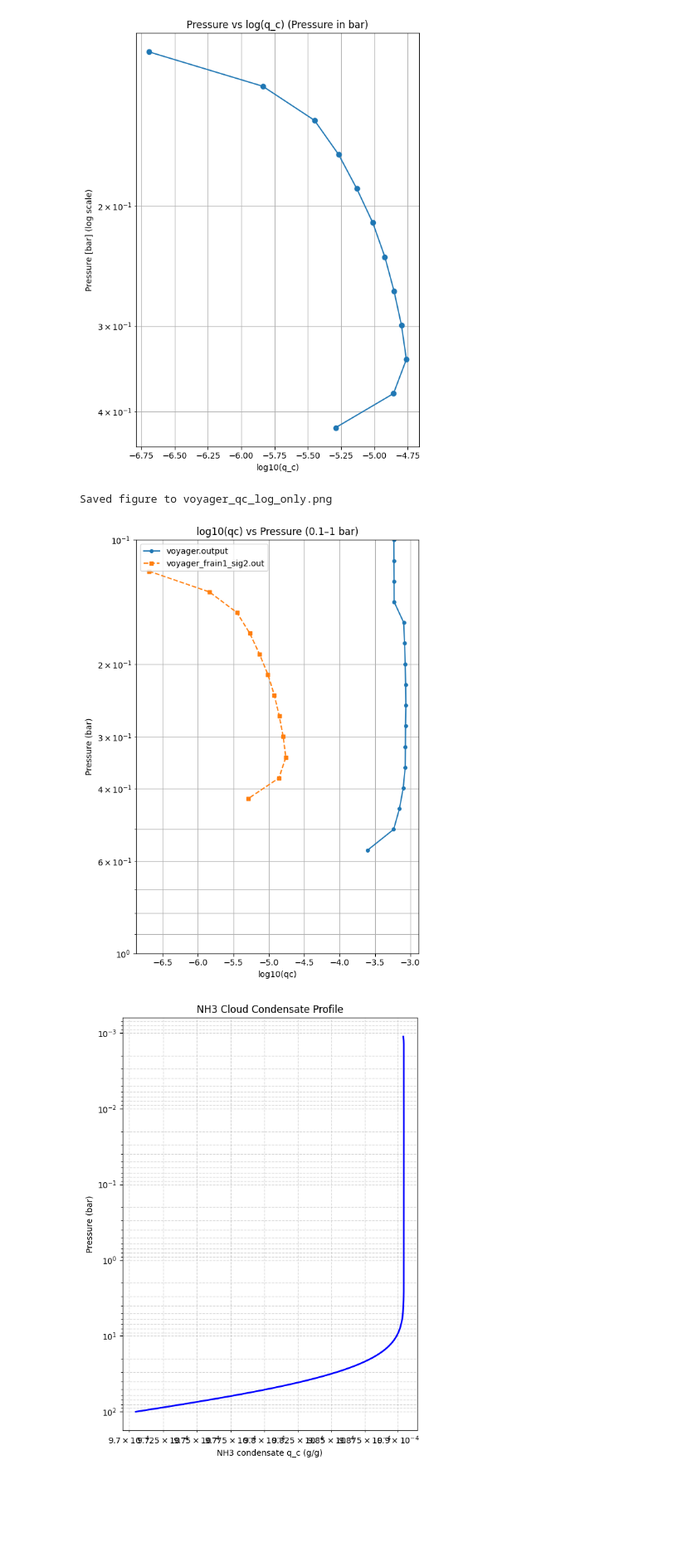
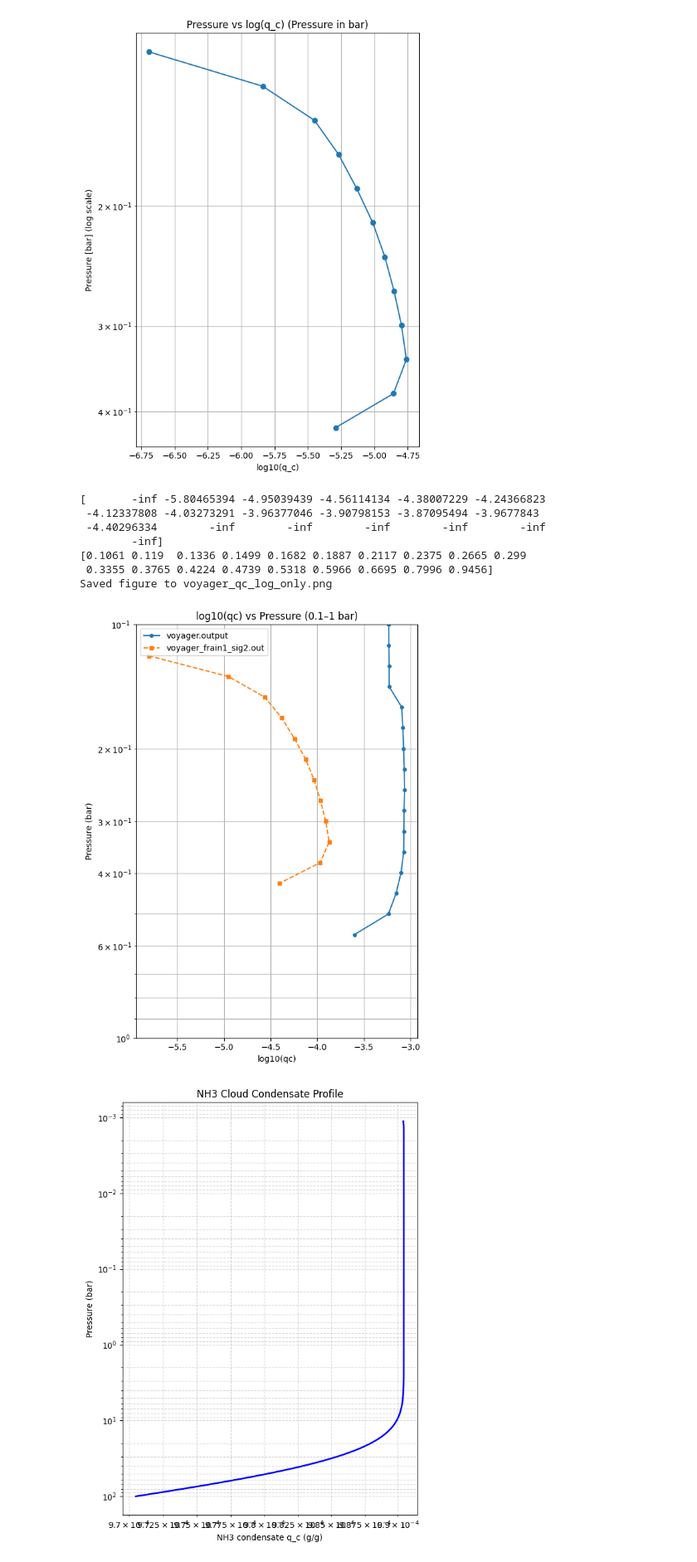
Before and after one commit to soumi-mandal1903/cloud_model, a Jupyter notebook: jupyter/plot.ipynb, the cells around one changed output. Shown at 83% size. Saved outputs shown, nothing was run; the diff lists cells and outputs as text; code cells hidden in the pictures; blank space fills up the shorter version.

```diff
--- a/jupyter/plot.ipynb
+++ b/jupyter/plot.ipynb
@@ -216,7 +216,7 @@ def read_voyager_frain(fname):
                     data.append(clean_parts)
     data = np.array(data)
     pressure = data[:, 1] * 1e-6  # dyne/cm^2 → bar
-    qc = data[:, 4] * (2.2 / 17)  # apply scaling factor
+    qc = data[:, 4]  # apply scaling factor
     return pressure, qc
 
 def main():
@@ -235,40 +235,48 @@ def main():
     mask2 = (p2 >= 0.1) & (p2 <= 1.0)
     p1, qc1 = p1[mask1], qc1[mask1]
     p2, qc2 = p2[mask2], qc2[mask2]
+    print(np.log10(qc2))
+    print(p2)
 
     # Prepare logs (mask zeros and negatives)
     logqc1 = np.full_like(qc1, np.nan)
     logqc2 = np.full_like(qc2, np.nan)
     logqc1[qc1 > 0] = np.log10(qc1[qc1 > 0])
     logqc2[qc2 > 0] = np.log10(qc2[qc2 > 0])
 
     # Plot only log10(qc)
     plt.figure(figsize=(6, 8))
     plt.plot(logqc1[~np.isnan(logqc1)], p1[~np.isnan(logqc1)],
              marker='o', linestyle='-', markersize=4, label="voyager.output")
     plt.plot(logqc2[~np.isnan(logqc2)], p2[~np.isnan(logqc2)],
              marker='s', linestyle='--', markersize=4, label="voyager_frain1_sig2.out")
 
     plt.gca().invert_yaxis()
     plt.yscale('log')
     plt.ylim(1.0, 0.1)
 
     plt.xlabel("log10(qc)")
     plt.ylabel("Pressure (bar)")
     plt.title("log10(qc) vs Pressure (0.1–1 bar)")
     plt.legend()
     plt.grid(True, which="both")
 
     plt.tight_layout()
     plt.savefig("voyager_qc_log_only.png", dpi=200)
     print("Saved figure to voyager_qc_log_only.png")
     plt.show()
 
 if __name__ == "__main__":
     main()
 # %% [output]
+[       -inf -5.80465394 -4.95039439 -4.56114134 -4.38007229 -4.24366823
+ -4.12337808 -4.03273291 -3.96377046 -3.90798153 -3.87095494 -3.9677843
+ -4.40296334        -inf        -inf        -inf        -inf        -inf
+        -inf]
+[0.1061 0.119  0.1336 0.1499 0.1682 0.1887 0.2117 0.2375 0.2665 0.299
+ 0.3355 0.3765 0.4224 0.4739 0.5318 0.5966 0.6695 0.7996 0.9456]
 Saved figure to voyager_qc_log_only.png
-[figure, old version]
+[figure, new version]
 # %%
 import numpy as np
 import matplotlib.pyplot as plt
```
Also changed, not shown: parts of 1 cell of this notebook, 4 other files.
